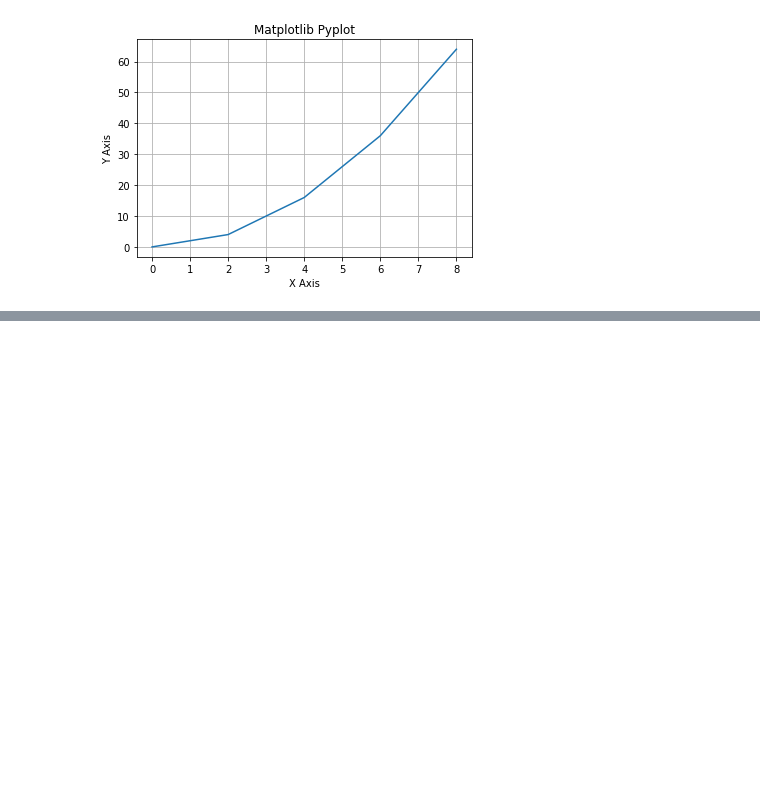
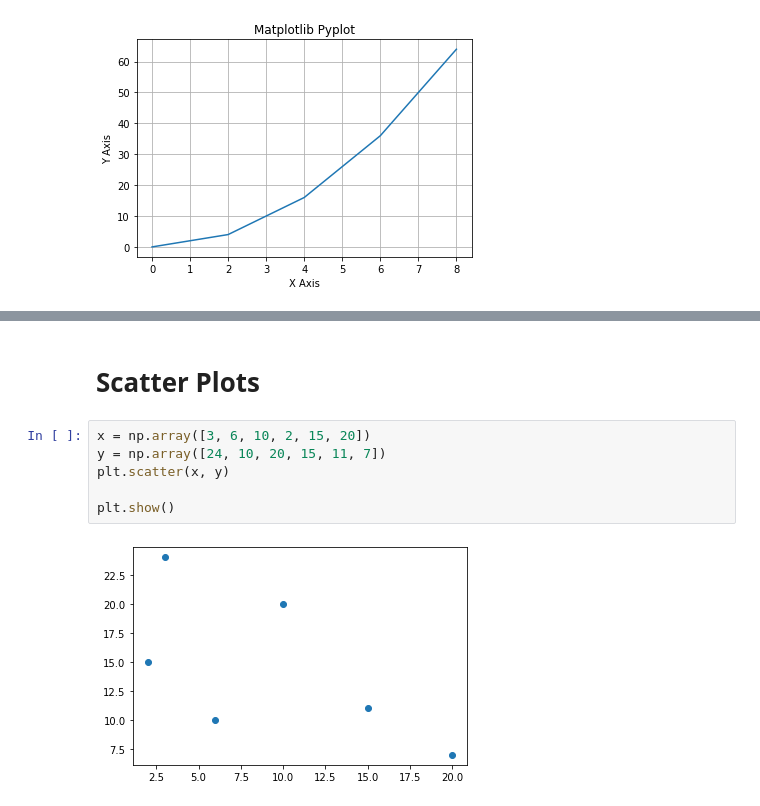
Before and after one commit to zafarlfc/Data_Analysis_Python, a Jupyter notebook: Matplotlib_Basics.ipynb, the cells around one changed output, grey strips where cells are left out. Drawn from its saved outputs; the diff is of its cells as text; blank space fills up the shorter version.

```diff
--- a/Matplotlib_Basics.ipynb
+++ b/Matplotlib_Basics.ipynb
@@ -83,0 +105,10 @@ plt.show()
+# %% [markdown]
+# Scatter Plots
+# %%
+x = np.array([3, 6, 10, 2, 15, 20])
+y = np.array([24, 10, 20, 15, 11, 7])
+plt.scatter(x, y)
+
+plt.show()
+# %% [output]
+[figure, added]
```
Also changed, not shown: parts of 11 cells of this notebook.
